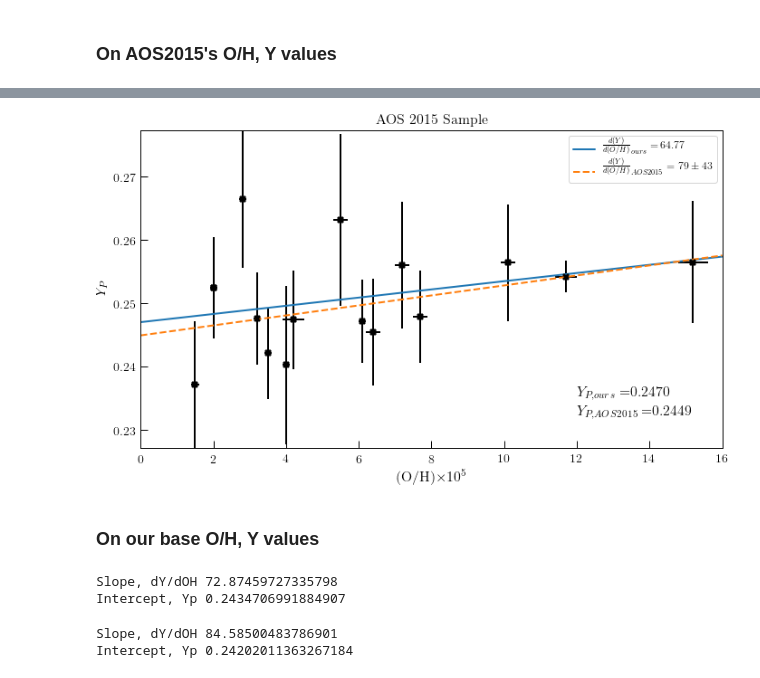
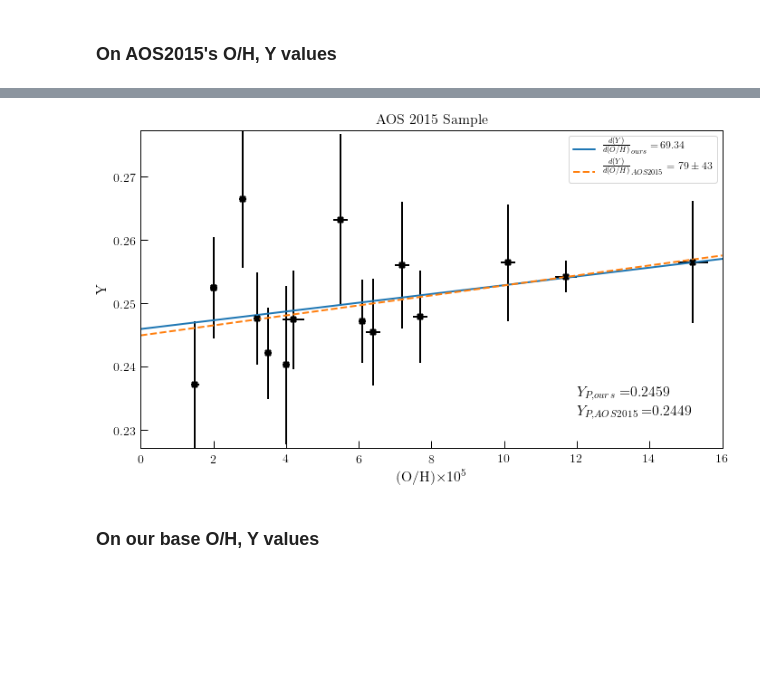
Before and after one commit to tiffanyhsyu/Yp, a Jupyter notebook: compare_MCMC_to_base.ipynb, the cells around one changed output, grey strips where cells are left out. Saved outputs shown, nothing was run; the diff lists cells and outputs as text; code cells hidden in the pictures; blank space fills up the shorter version.

```diff
--- a/compare_MCMC_to_base.ipynb
+++ b/compare_MCMC_to_base.ipynb
@@ -54,4 +54,10 @@ qualifying.remove('SBS 1415+437 (No.  2)') # No HeI4027 for this system (they're
 # %%
 # Different versions of the MCMC results so far
 diffs = ['ours_base', 'ours_CCMred', 'ours_S2018_11', 'ours_S2018_33']
+
+nwalkers = 500
+nmbr = 1000
+burnin = int(0.8*nmbr) #int(0.1*nmbr)
+
+num = nwalkers * ( nmbr-burnin )
 # %%
@@ -369,0 +365,23 @@ Intercept, Yp 0.24699390610262548
+# %%
+# Do a np.polyfit to AOS2015 reported values of O/H vs Y, MCed, and weighted according to error in Y
+our_Yp = np.zeros(num)
+our_dYdOH = np.zeros(num)
+
+our_OH = np.array([np.random.normal(m, s, num) for m, s in zip(aos2015_mcmcout['OH'], aos2015_mcmcout['OH_err'])])
+our_Y = np.array([np.random.normal(m, s, num) for m, s in zip(aos2015_mcmcout['Y'], aos2015_mcmcout['Y_err'])])
+
+for n in range(num):
+    our_linfit = np.polyfit(our_OH[:,n], our_Y[:,n], deg=1, w=1/aos2015_mcmcout['Y_err'])
+    our_Yp[n] = our_linfit[1]
+    our_dYdOH[n] = our_linfit[0]
+
+print ('Slope, dY/dOH', np.mean(our_dYdOH), np.percentile(our_dYdOH, [16, 50, 84], axis=0))
+print ('Intercept, Yp', np.mean(our_Yp), np.percentile(our_Yp, [16, 50, 84], axis=0))
+
+f, (ax1, ax2) = plt.subplots(1, 2, figsize=(10,5))
+ax1.hist(our_dYdOH*1e5, 30)
+ax1.set_xlabel(r'$\frac{d(Y)}{d(O/H)}$')
+ax1.set_ylabel('Number')
+ax2.hist(our_Yp, 30)
+ax2.set_xlabel(r'$Y_{P}$')
+f.show()
@@ -370,50 +392,18 @@ Intercept, Yp 0.24699390610262548
 # %%
 plt.subplots(figsize=(10, 6))
 plt.errorbar(aos2015_mcmcout['OH'], aos2015_mcmcout['Y'], xerr=aos2015_mcmcout['OH_err'], yerr=aos2015_mcmcout['Y_err'], marker='X', markersize=8, linestyle='None', color='black', label='_nolabel_')
-plt.plot(OH_vals, Y_predict, label=r'$\frac{d(Y)}{d(O/H)}_{ours} =\,$'+str("{:.2f}".format(regr.coef_[0][0]*1e5)))
+plt.plot(OH_vals, our_linfit[1]+our_linfit[0]*OH_vals, label=r'$\frac{d(Y)}{d(O/H)}_{ours} =\,$'+str("{:.2f}".format(our_linfit[0]*1e5)))
 plt.plot(OH_vals, 0.2449 + 1e-5*79*OH_vals, ls='--', label=r'$\frac{d(Y)}{d(O/H)}_{AOS2015} = 79\pm43$')
-plt.text(12, 0.235, r'$Y_{P, ours} = $'+str('{:.4f}'.format(regr.intercept_[0])), fontsize=16)
+plt.text(12, 0.235, r'$Y_{P, ours} = $'+str('{:.4f}'.format(our_linfit[1])), fontsize=16)
 plt.text(12, 0.232, r'$Y_{P, AOS2015} = $'+str(0.2449), fontsize=16)
 
 plt.title('AOS 2015 Sample')
 plt.xlabel(r'(O/H)$\times10^{5}$')
-plt.ylabel(r'$Y_{P}$')
+plt.ylabel(r'Y')
 plt.legend(fontsize=12)
 #plt.savefig('/Users/thsyu/Dropbox/BCDs/primordial_helium/aos2015_regression.pdf', overwrite=True)
 plt.show()
 # %% [output]
-[figure, old version]
+[figure, new version]
 # %% [markdown]
 ### On our base O/H, Y values
-# %%
-aosidx = np.zeros(len(qualifying), dtype=int)
-
-for obj in range(len(qualifying)):
-    name = str(qualifying[obj].replace(' ', '').replace('(','').replace(')','').replace('.', ''))
-    aosidx[obj] = np.where(aos2015_mcmcout['Object'] == name)[0]
-
-base_regr = linear_model.LinearRegression()
-base_regr.fit(aos2015_mcmcout['OH'][aosidx].reshape(-1, 1), np.mean(base_Y, axis=1).reshape(-1, 1))
-base_Y_predict = base_regr.predict(OH_vals.reshape(-1, 1))
-
-print ('Slope, dY/dOH', base_regr.coef_[0][0]*1e5)
-print ('Intercept, Yp', base_regr.intercept_[0])
-# %% [output]
-Slope, dY/dOH 72.87459727335798
-Intercept, Yp 0.2434706991884907
-# %%
-aosidx = np.zeros(len(qualifying), dtype=int)
-
-for obj in range(len(qualifying)):
-    name = str(qualifying[obj].replace(' ', '').replace('(','').replace(')','').replace('.', ''))
-    aosidx[obj] = np.where(aos2015_mcmcout['Object'] == name)[0]
-
-CCMred_regr = linear_model.LinearRegression()
-CCMred_regr.fit(aos2015_mcmcout['OH'][aosidx].reshape(-1, 1), np.mean(CCMred_Y, axis=1).reshape(-1, 1))
-CCMred_Y_predict = CCMred_regr.predict(OH_vals.reshape(-1, 1))
-
-print ('Slope, dY/dOH', CCMred_regr.coef_[0][0]*1e5)
-print ('Intercept, Yp', CCMred_regr.intercept_[0])
-# %% [output]
-Slope, dY/dOH 84.58500483786901
-Intercept, Yp 0.24202011363267184
```
Also changed, not shown: parts of 25 cells of this notebook.
